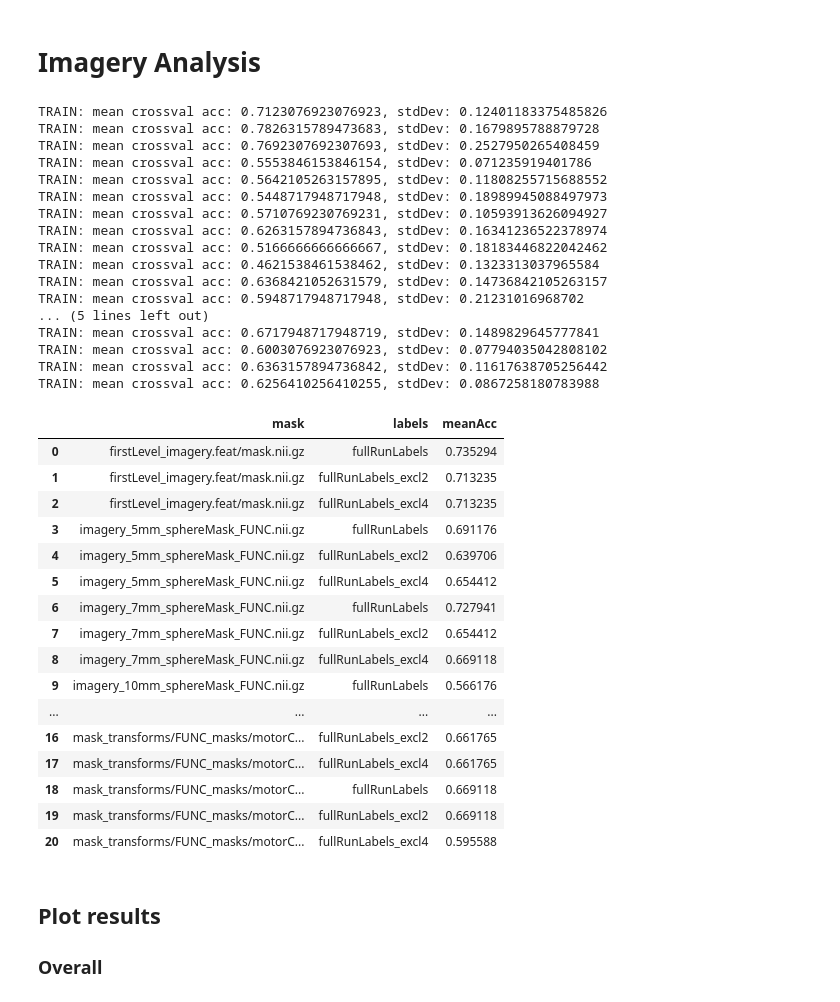
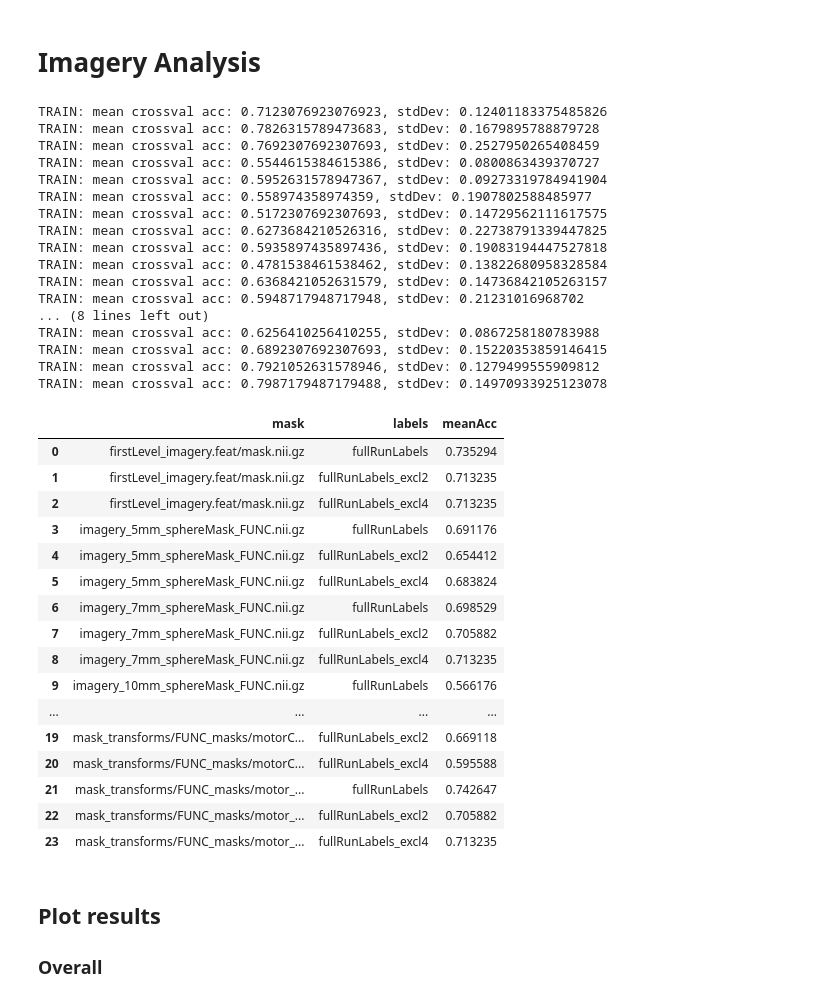
Before and after one commit to jeffmacinnes/b2b, a Jupyter notebook: analysis/pilot2/pilot2_analyses.ipynb, the cells around one changed output. Cells and saved outputs as stored; diff of their text form; code cells hidden in the pictures.

```diff
--- a/analysis/pilot2/pilot2_analyses.ipynb
+++ b/analysis/pilot2/pilot2_analyses.ipynb
@@ -134,7 +132,7 @@ from sklearn.svm import SVC
 from sklearn.model_selection import KFold
 from sklearn.model_selection import cross_val_score
 # %%
-def buildClassifier(funcFile, maskFile, labelsFile):
+def buildClassifier(funcFile, maskFile, labelsFile, c=100):
     """ Train a classifier on the specified funcFile
 
     classifier will be trained using voxels found in maskFile. Timepts
@@ -157,7 +155,7 @@ def buildClassifier(funcFile, maskFile, labelsFile):
     labels = labels[conditions_mask]
 
     # build the classifier object
-    clf = SVC(kernel='linear', C=100, probability=True)
+    clf = SVC(kernel='linear', C=c, probability=True)
 
     # see how classifier performs through cross validation
     cv = KFold(n_splits=5)
@@ -282,7 +280,7 @@ def plotClassifierResults(maskFile, trainLabelsFile, trainFunc, testFunc1, testF
     # set colors
     if taskType == 'finger-tapping':
         taskColor = 'dodgerBlue'
-    elif taskType == 'imagery':
+    elif taskType == 'motor-imagery':
         taskColor = 'goldenrod'
 
     # load the mask
@@ -609,7 +607,8 @@ masks = ['firstLevel_imagery.feat/mask.nii.gz',
          'imagery_10mm_sphereMask_FUNC.nii.gz',
          'imagery_zstatThr2-3_Mask_FUNC.nii.gz',
          'mask_transforms/FUNC_masks/motorCortex_L_50prob_FUNC_mask.nii.gz',
-         'mask_transforms/FUNC_masks/motorCortex_combined_50prob_FUNC_mask.nii.gz']
+         'mask_transforms/FUNC_masks/motorCortex_combined_50prob_FUNC_mask.nii.gz',
+         'mask_transforms/FUNC_masks/motor_imagery_neuroSynth_FUNC_mask.nii.gz']
 
 labels = ['timingFiles/fullRunLabels.txt',
          'timingFiles/fullRunLabels_excl2.txt',
@@ -627,7 +626,7 @@ for mask in masks:
         labelFile = join(rtDir, label)
 
         # build classifier
-        clf = buildClassifier(trainFunc, maskFile, labelFile)
+        clf = buildClassifier(trainFunc, maskFile, labelFile, c=1)
 
         # timepts label array for test runs
         timeptLabels = np.array(['Rest', 'Rest'] + list(np.repeat(['Rest', 'Active'], 8))*4 + ['Rest', 'Rest'])
@@ -635,56 +634,56 @@ for mask in masks:
         # test 1 accuracy
         pc, pp = applyClassifier(testFunc1, maskFile, clf)
         test1_acc = sum(timeptLabels == pc)/len(timeptLabels)
 
         # test 2 accuracy
         pc, pp = applyClassifier(testFunc2, maskFile, clf)
         test2_acc = sum(timeptLabels == pc)/len(timeptLabels)
 
         # calculate mean accuracy across both test runs
         meanAcc = np.mean([test1_acc, test2_acc])
 
         # format results and add to master dataframe
         label_abbrev = label.split('/')[1].split('.')[0]
         imagery_testAcc = imagery_testAcc.append({'mask': mask,
                                        'labels': label_abbrev,
                                        'meanAcc': meanAcc}, ignore_index=True)
 
 imagery_testAcc
 # %% [output]
 TRAIN: mean crossval acc: 0.7123076923076923, stdDev: 0.12401183375485826
 TRAIN: mean crossval acc: 0.7826315789473683, stdDev: 0.1679895788879728
 TRAIN: mean crossval acc: 0.7692307692307693, stdDev: 0.2527950265408459
-TRAIN: mean crossval acc: 0.5553846153846154, stdDev: 0.071235919401786
-TRAIN: mean crossval acc: 0.5642105263157895, stdDev: 0.11808255715688552
-TRAIN: mean crossval acc: 0.5448717948717948, stdDev: 0.18989945088497973
-TRAIN: mean crossval acc: 0.5710769230769231, stdDev: 0.10593913626094927
-TRAIN: mean crossval acc: 0.6263157894736843, stdDev: 0.16341236522378974
-TRAIN: mean crossval acc: 0.5166666666666667, stdDev: 0.18183446822042462
-TRAIN: mean crossval acc: 0.4621538461538462, stdDev: 0.1323313037965584
+TRAIN: mean crossval acc: 0.5544615384615386, stdDev: 0.0800863439370727
+TRAIN: mean crossval acc: 0.5952631578947367, stdDev: 0.09273319784941904
+TRAIN: mean crossval acc: 0.558974358974359, stdDev: 0.1907802588485977
+TRAIN: mean crossval acc: 0.5172307692307693, stdDev: 0.14729562111617575
+TRAIN: mean crossval acc: 0.6273684210526316, stdDev: 0.22738791339447825
+TRAIN: mean crossval acc: 0.5935897435897436, stdDev: 0.19083194447527818
+TRAIN: mean crossval acc: 0.4781538461538462, stdDev: 0.13822680958328584
 TRAIN: mean crossval acc: 0.6368421052631579, stdDev: 0.14736842105263157
 TRAIN: mean crossval acc: 0.5948717948717948, stdDev: 0.21231016968702
-... (5 lines left out)
-TRAIN: mean crossval acc: 0.6717948717948719, stdDev: 0.1489829645777841
-TRAIN: mean crossval acc: 0.6003076923076923, stdDev: 0.07794035042808102
-TRAIN: mean crossval acc: 0.6363157894736842, stdDev: 0.11617638705256442
+... (8 lines left out)
 TRAIN: mean crossval acc: 0.6256410256410255, stdDev: 0.0867258180783988
+TRAIN: mean crossval acc: 0.6892307692307693, stdDev: 0.15220353859146415
+TRAIN: mean crossval acc: 0.7921052631578946, stdDev: 0.1279499555909812
+TRAIN: mean crossval acc: 0.7987179487179488, stdDev: 0.14970933925123078
 |  | mask | labels | meanAcc |
 | 0 | firstLevel_imagery.feat/mask.nii.gz | fullRunLabels | 0.735294 |
 | 1 | firstLevel_imagery.feat/mask.nii.gz | fullRunLabels_excl2 | 0.713235 |
 | 2 | firstLevel_imagery.feat/mask.nii.gz | fullRunLabels_excl4 | 0.713235 |
 | 3 | imagery_5mm_sphereMask_FUNC.nii.gz | fullRunLabels | 0.691176 |
-| 4 | imagery_5mm_sphereMask_FUNC.nii.gz | fullRunLabels_excl2 | 0.639706 |
-| 5 | imagery_5mm_sphereMask_FUNC.nii.gz | fullRunLabels_excl4 | 0.654412 |
-| 6 | imagery_7mm_sphereMask_FUNC.nii.gz | fullRunLabels | 0.727941 |
-| 7 | imagery_7mm_sphereMask_FUNC.nii.gz | fullRunLabels_excl2 | 0.654412 |
-| 8 | imagery_7mm_sphereMask_FUNC.nii.gz | fullRunLabels_excl4 | 0.669118 |
+| 4 | imagery_5mm_sphereMask_FUNC.nii.gz | fullRunLabels_excl2 | 0.654412 |
+| 5 | imagery_5mm_sphereMask_FUNC.nii.gz | fullRunLabels_excl4 | 0.683824 |
+| 6 | imagery_7mm_sphereMask_FUNC.nii.gz | fullRunLabels | 0.698529 |
+| 7 | imagery_7mm_sphereMask_FUNC.nii.gz | fullRunLabels_excl2 | 0.705882 |
+| 8 | imagery_7mm_sphereMask_FUNC.nii.gz | fullRunLabels_excl4 | 0.713235 |
 | 9 | imagery_10mm_sphereMask_FUNC.nii.gz | fullRunLabels | 0.566176 |
 | ... | ... | ... | ... |
-| 16 | mask_transforms/FUNC_masks/motorC... | fullRunLabels_excl2 | 0.661765 |
-| 17 | mask_transforms/FUNC_masks/motorC... | fullRunLabels_excl4 | 0.661765 |
-| 18 | mask_transforms/FUNC_masks/motorC... | fullRunLabels | 0.669118 |
 | 19 | mask_transforms/FUNC_masks/motorC... | fullRunLabels_excl2 | 0.669118 |
 | 20 | mask_transforms/FUNC_masks/motorC... | fullRunLabels_excl4 | 0.595588 |
+| 21 | mask_transforms/FUNC_masks/motor_... | fullRunLabels | 0.742647 |
+| 22 | mask_transforms/FUNC_masks/motor_... | fullRunLabels_excl2 | 0.705882 |
+| 23 | mask_transforms/FUNC_masks/motor_... | fullRunLabels_excl4 | 0.713235 |
 # %% [markdown]
 ## Plot results
 ### Overall
```
Also changed, not shown: parts of 13 cells of this notebook, 17 other files.
